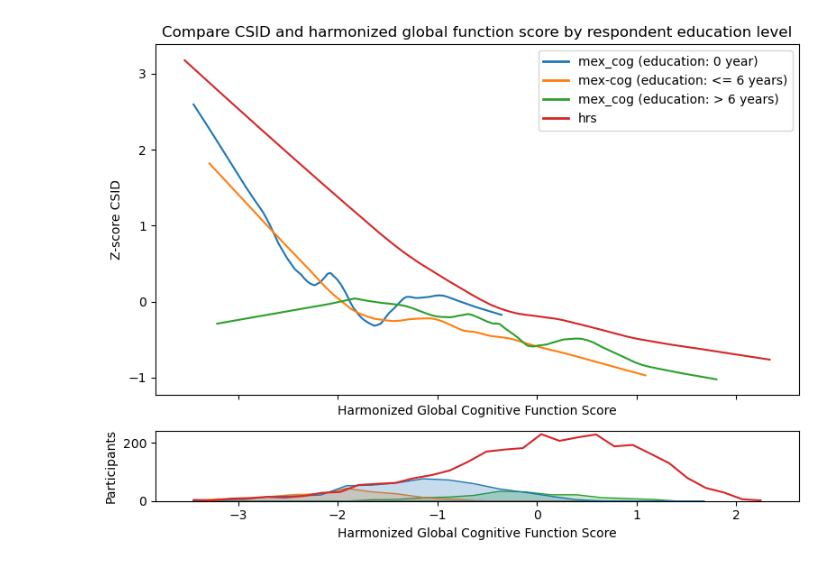
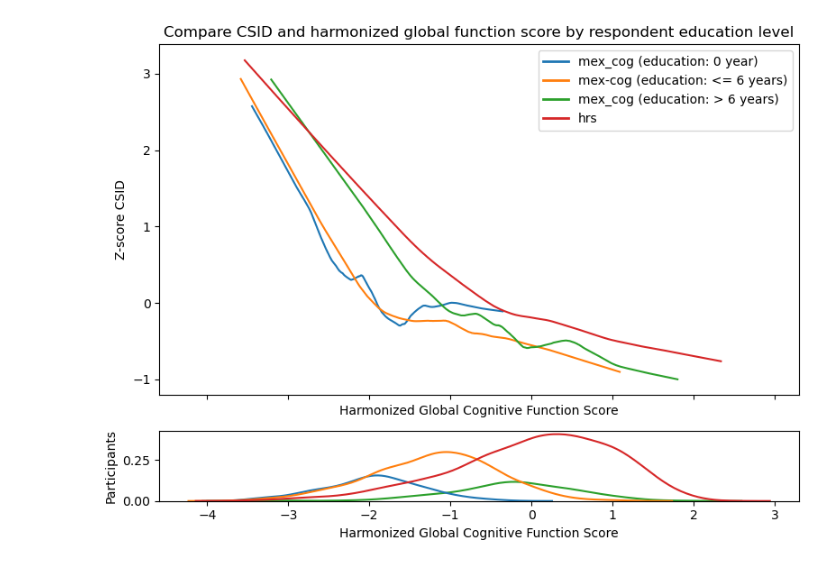
Before and after one commit to NovakHChen/HCAP, a Jupyter notebook: mexcog_summary.ipynb, the cells around one changed output. Drawn from its saved outputs; the diff is of its cells as text; code cells hidden in the pictures.

Commit message:
fixed graphs and updated summary

```diff
--- a/mexcog_summary.ipynb
+++ b/mexcog_summary.ipynb
@@ -30,24 +30,32 @@ def categorize_reduc(value):
 mex_cog['reduc_cat'] = mex_cog['reduc'].apply(categorize_reduc)
 
 mex_cog = mex_cog.dropna()
+
+mex_cog = mex_cog[mex_cog['wgt'] != 0]
 # %%
 mex_cog_educ0 = mex_cog[mex_cog['reduc'] == 0]
 mex_cog_educ1 = mex_cog[(mex_cog['reduc'] > 0) & (mex_cog['reduc'] <= 6)]
 mex_cog_educ2 = mex_cog[mex_cog['reduc'] > 6]
 
-def filter_middle_95(df, column):
-    lower_bound = df[column].quantile(0.025)
-    upper_bound = df[column].quantile(0.975)
-    return df[(df[column] >= lower_bound) & (df[column] <= upper_bound)]
+# def filter_middle_95(df, column):
+#     lower_bound = df[column].quantile(0.025)
+#     upper_bound = df[column].quantile(0.975)
+#     return df[(df[column] >= lower_bound) & (df[column] <= upper_bound)]
 
-mex_cog_educ0 = filter_middle_95(mex_cog_educ0, 'zbcsid')
-mex_cog_educ1 = filter_middle_95(mex_cog_educ1, 'zbcsid')
-mex_cog_educ2 = filter_middle_95(mex_cog_educ2, 'zbcsid')
+# mex_cog_educ0 = filter_middle_95(mex_cog_educ0, 'fgcp')
+# mex_cog_educ1 = filter_middle_95(mex_cog_educ1, 'fgcp')
+# mex_cog_educ2 = filter_middle_95(mex_cog_educ2, 'fgcp')
 # %%
 # Get the default seaborn color palette that is used in the histogram
 palette = sns.color_palette('tab10', 4)
 
 colors = {'level1': palette[0], 'level2': palette[1], 'level3': palette[2], 'level4': palette[3]}
+
+custom_palette = {
+    '0': colors['level1'],
+    '1': colors['level2'],
+    '2': colors['level3']
+}
 
 # respondent with 0 education year
 lowess_educ0 = lowess(endog=mex_cog_educ0['zbcsid'], exog=mex_cog_educ0['fgcp'], frac=0.35)
@@ -61,33 +69,33 @@ lowess_educ1 = lowess(endog=mex_cog_educ1['zbcsid'], exog=mex_cog_educ1['fgcp'],
 lowess_educ2 = lowess(endog=mex_cog_educ2['zbcsid'], exog=mex_cog_educ2['fgcp'], frac=0.35)
 
 # respondent from hrs
 lowess_3 = lowess(endog=hcap['zbcsid'], exog=hcap['fgcp'], frac=0.35)
 
 fig, (ax1, ax2) = plt.subplots(2, 1, sharex=True, gridspec_kw={'height_ratios': [5, 1]}, figsize=(8, 6))
 
 
 ax1.plot(lowess_educ0[:, 0], lowess_educ0[:, 1], color = colors['level1'])
 ax1.plot(lowess_educ1[:, 0], lowess_educ1[:, 1], color = colors['level2'])
 ax1.plot(lowess_educ2[:, 0], lowess_educ2[:, 1], color = colors['level3'])
 ax1.plot(lowess_3[:, 0], lowess_3[:, 1], color = colors['level4'])
 ax1.set_ylabel('Z-score CSID')
 ax1.set_title('Compare CSID and harmonized global function score by respondent education level')
 ax1.set_xlabel('Harmonized Global Cognitive Function Score')
 legend_lines = [Line2D([0], [0], color=colors['level1'], lw=2, label='mex_cog (education: 0 year)'),
                 Line2D([0], [0], color=colors['level2'], lw=2, label='mex-cog (education: <= 6 years)'),
                 Line2D([0], [0], color=colors['level3'], lw=2, label='mex_cog (education: > 6 years)'),
                 Line2D([0], [0], color=colors['level4'], lw=2, label='hrs')]
 ax1.legend(handles=legend_lines)
 
 
-sns.histplot(data=mex_cog, x='fgcp', hue='reduc_cat', element="poly", ax=ax2, legend=False)
-sns.histplot(data=hcap, x='fgcp', element="poly", fill=False, color=colors['level4'], ax=ax2, label='hrs', legend=False)
+sns.kdeplot(data=mex_cog, x='fgcp', hue='reduc_cat', palette=custom_palette, ax=ax2, legend=False)
+sns.kdeplot(data=hcap, x='fgcp', color=colors['level4'], ax=ax2, label='hrs', legend=False)
 ax2.set_ylabel('Participants')
 ax2.set_xlabel('Harmonized Global Cognitive Function Score')
 
 
 plt.tight_layout()
 
 plt.show()
 # %% [output]
-[figure, old version]
+[figure, new version]
```
Also changed, not shown: parts of 5 cells of this notebook, 2 other files.
